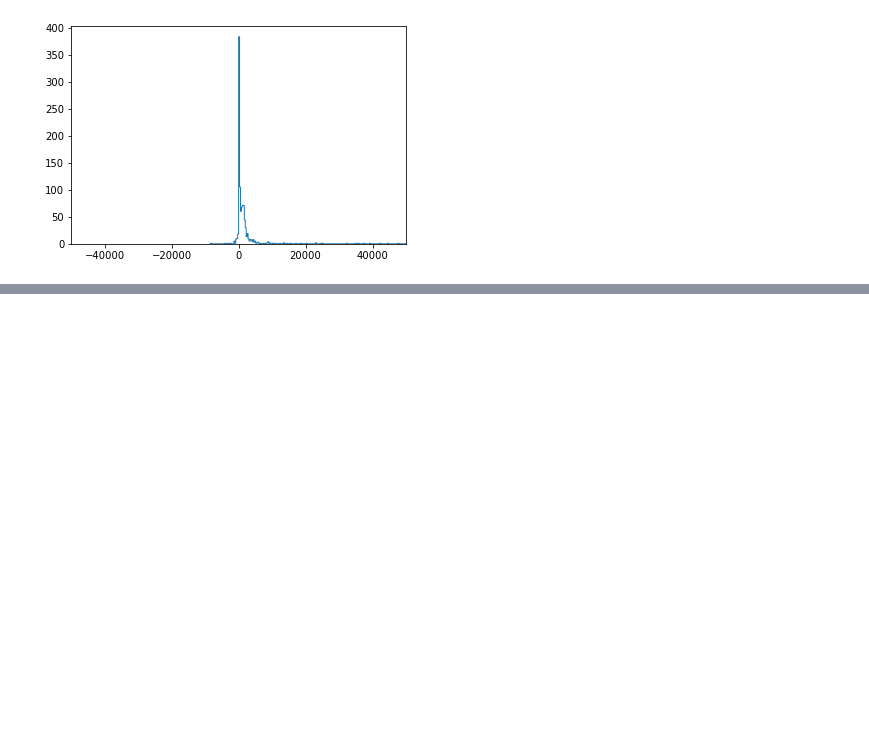
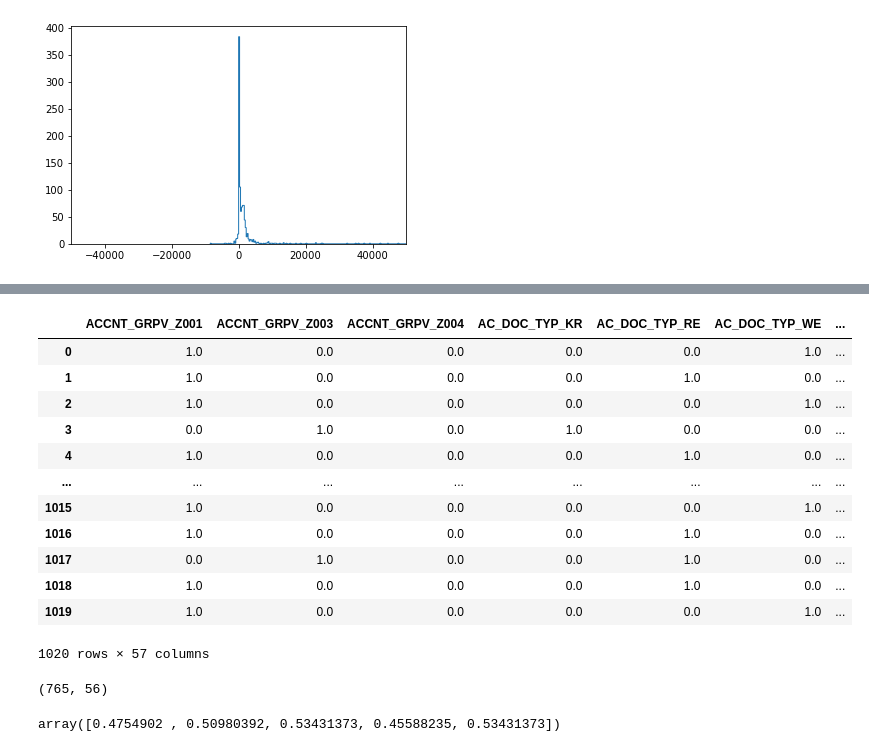
Before and after one commit to dylan1218/ClassificationProject, a Jupyter notebook: ModelsDL sup.ipynb, the cells around one changed output, grey strips where cells are left out. Drawn from its saved outputs; the diff is of its cells as text; code cells hidden in the pictures; blank space fills up the shorter version.

```diff
--- a/ModelsDL sup.ipynb
+++ b/ModelsDL sup.ipynb
@@ -509,0 +208,53 @@ array([[0, 0, 0, ..., 0, 0, 1],
+# %%
+#Output features excludes non-features engineered fields and adds the dfscaled property to the object
+modelVals.outputFeatures()
+
+#fit_transform method minmaxscales the dfscaled dataset
+modelVals.fit_transform()
+dftrain = modelVals.dfscaled
+
+
+dftrain.to_csv(pathBase + "\Datasets\csvoutput.csv")
+
+
+dftrain
+# %% [output]
+|  | ACCNT_GRPV_Z001 | ACCNT_GRPV_Z003 | ACCNT_GRPV_Z004 | AC_DOC_TYP_KR | AC_DOC_TYP_RE | AC_DOC_TYP_WE | ... |
+| 0 | 1.0 | 0.0 | 0.0 | 0.0 | 0.0 | 1.0 | ... |
+| 1 | 1.0 | 0.0 | 0.0 | 0.0 | 1.0 | 0.0 | ... |
+| 2 | 1.0 | 0.0 | 0.0 | 0.0 | 0.0 | 1.0 | ... |
+| 3 | 0.0 | 1.0 | 0.0 | 1.0 | 0.0 | 0.0 | ... |
+| 4 | 1.0 | 0.0 | 0.0 | 0.0 | 1.0 | 0.0 | ... |
+| ... | ... | ... | ... | ... | ... | ... | ... |
+| 1015 | 1.0 | 0.0 | 0.0 | 0.0 | 0.0 | 1.0 | ... |
+| 1016 | 1.0 | 0.0 | 0.0 | 0.0 | 1.0 | 0.0 | ... |
+| 1017 | 0.0 | 1.0 | 0.0 | 0.0 | 1.0 | 0.0 | ... |
+| 1018 | 1.0 | 0.0 | 0.0 | 0.0 | 1.0 | 0.0 | ... |
+| 1019 | 1.0 | 0.0 | 0.0 | 0.0 | 0.0 | 1.0 | ... |
+1020 rows × 57 columns
+# %%
+#Convert pandas DF to numpy arrays and create test train splits
+df_x = dftrain.loc[:, dftrain.columns != 'HCPClassification'].to_numpy()
+df_y = dftrain['HCPClassification'].to_numpy()
+
+x_train, x_test, y_train, y_test = train_test_split(df_x, df_y, test_size=0.25, random_state=42)
+
+x_train.shape[0] + x_test.shape[0] == df_x.shape[0] #Assert split is correct
+
+x_train.shape
+# %% [output]
+(765, 56)
+# %%
+#Fit model and test model accuracy on various splits
+from sklearn import svm #Import Support Vector Machine model
+from sklearn.model_selection import GridSearchCV #For permutating hyperparamaters
+from sklearn.model_selection import cross_val_score #Validate against multiple splits
+
+#To implement GridSearch
+
+clf = svm.SVC()
+clf.fit(x_train, y_train)
+scores = cross_val_score(clf, df_x, df_y, cv=5)
+scores
+# %% [output]
+array([0.4754902 , 0.50980392, 0.53431373, 0.45588235, 0.53431373])
```
Also changed, not shown: parts of 24 cells of this notebook, 6 other files.
